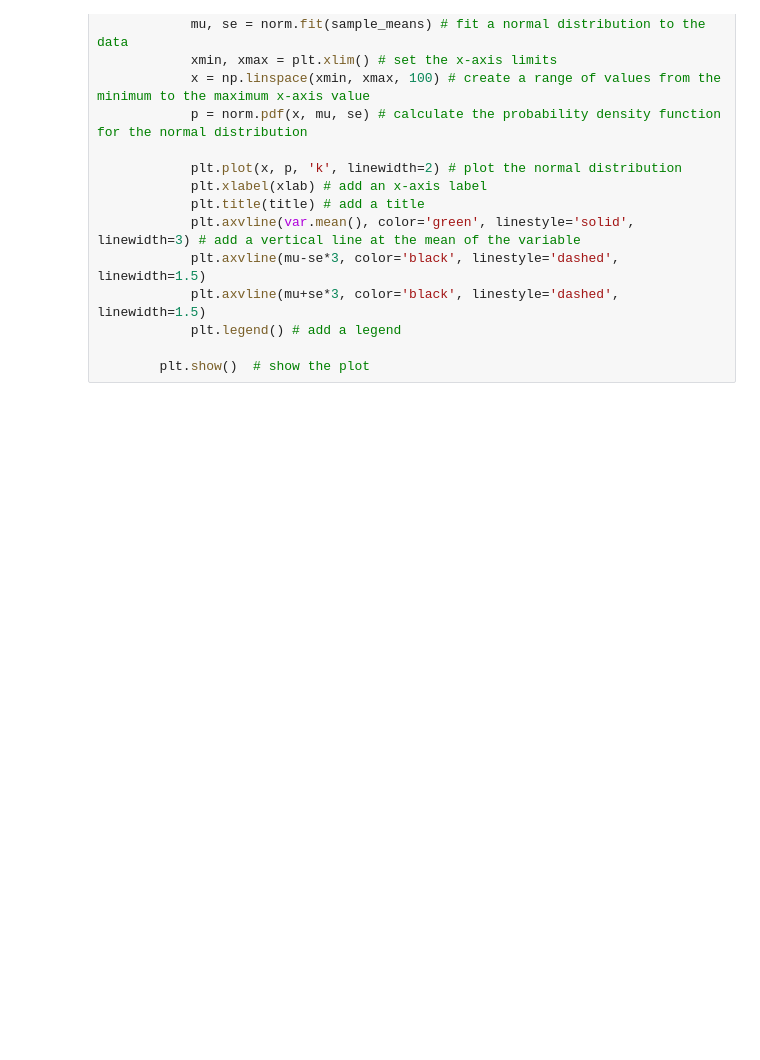
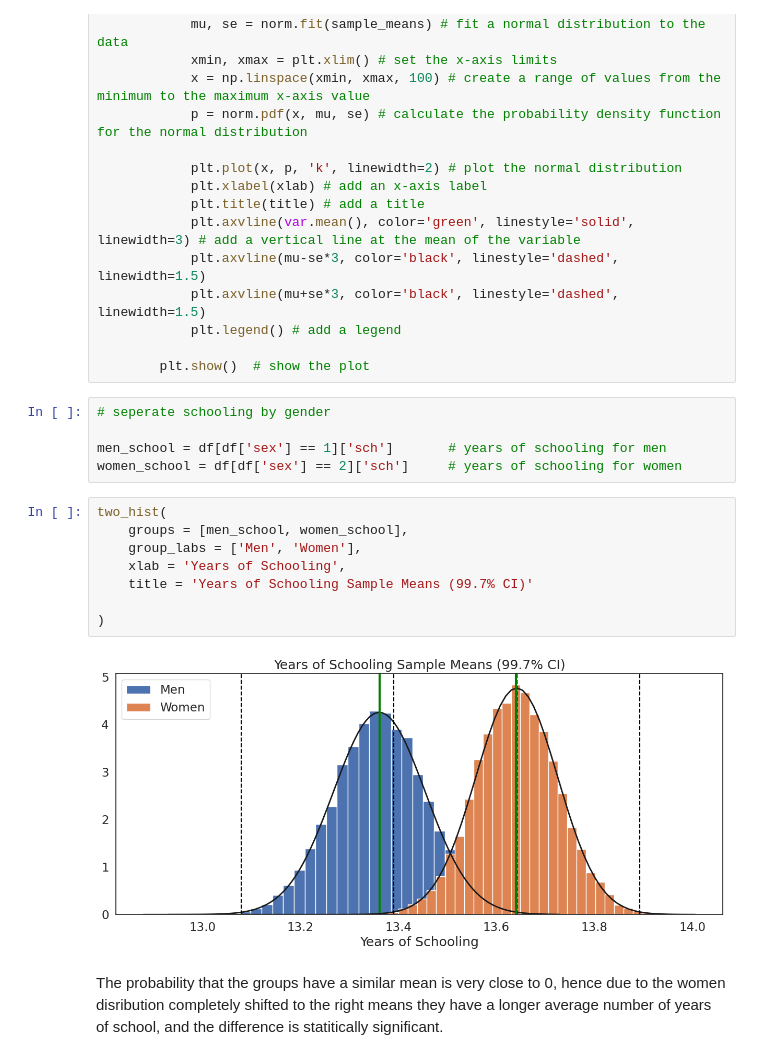
Before and after one commit to leonorholst/QM2, a Jupyter notebook: notebooks/W05. Distributions and Basic Statistics.ipynb, the cells around one changed output. Saved outputs shown, nothing was run; the diff lists cells and outputs as text; blank space fills up the shorter version.

```diff
--- a/notebooks/W05. Distributions and Basic Statistics.ipynb
+++ b/notebooks/W05. Distributions and Basic Statistics.ipynb
@@ -558,3 +556,20 @@ def two_hist(groups,group_labs,xlab, title): # define a function called two_hist
 			plt.legend() # add a legend
 
 		plt.show()  # show the plot
+# %%
+# seperate schooling by gender
+
+men_school = df[df['sex'] == 1]['sch']       # years of schooling for men
+women_school = df[df['sex'] == 2]['sch']     # years of schooling for women
+# %%
+two_hist(
+    groups = [men_school, women_school],
+    group_labs = ['Men', 'Women'],
+    xlab = 'Years of Schooling',
+    title = 'Years of Schooling Sample Means (99.7% CI)'
+
+)
+# %% [output]
+[figure, added]
+# %% [markdown]
+The probability that the groups have a similar mean is very close to 0, hence due to the women disribution completely shifted to the right means they have a longer average number of years of school, and the difference is statitically significant.
```
Also changed, not shown: parts of 1 cell of this notebook.
